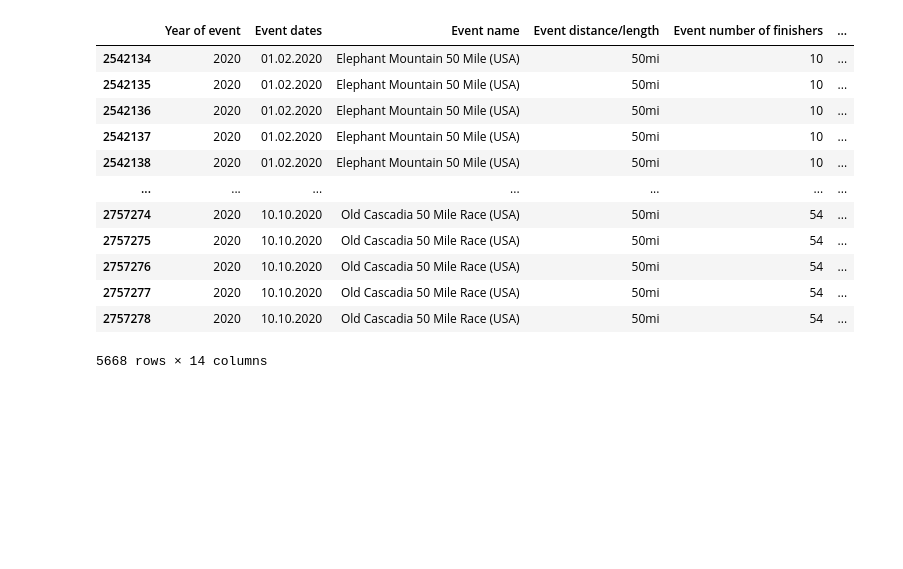
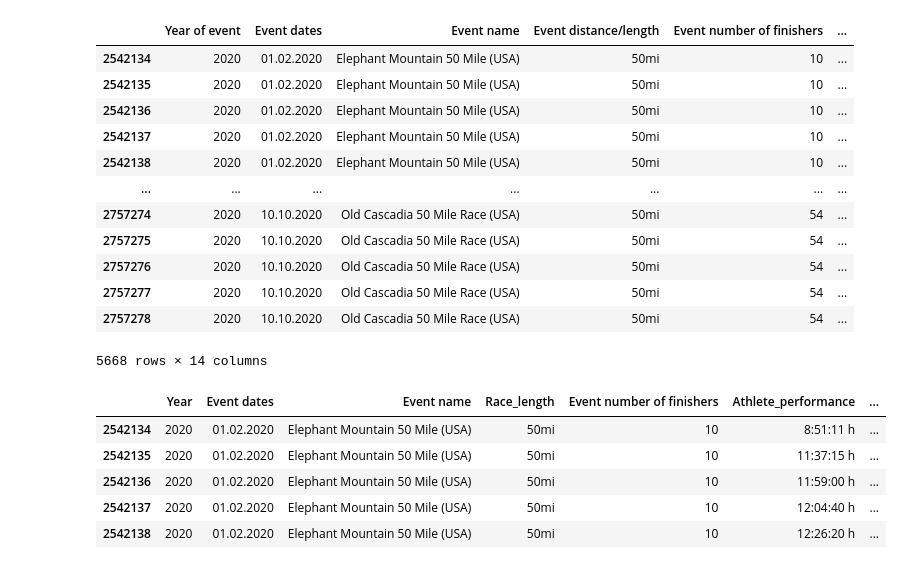
Before and after one commit to adarshkhub/UM_Races-EDA, a Jupyter notebook: Ultramarathon EDA.ipynb, the cells around one changed output. Cells and saved outputs as stored; diff of their text form; code cells hidden in the pictures; blank space fills up the shorter version.

```diff
--- a/Ultramarathon EDA.ipynb
+++ b/Ultramarathon EDA.ipynb
@@ -192,3 +192,14 @@ df2.drop("Athlete age", axis = 1)
 | 2757277 | 2020 | 10.10.2020 | Old Cascadia 50 Mile Race (USA) | 50mi | 54 | ... |
 | 2757278 | 2020 | 10.10.2020 | Old Cascadia 50 Mile Race (USA) | 50mi | 54 | ... |
 5668 rows × 14 columns
+# %%
+df2 = df2.rename(columns = {"Year of event" :  "Year", "Event distance/length" : "Race_length","Athlete performance" : "Athlete_performance", "Athlete gender" : "Athlete_gender","Athlete average speed" : "Athlete_average_speed","athlete age" : "athlete_age","Athlete id" : "Athlete_id"})
+# %%
+df2.head()
+# %% [output]
+|  | Year | Event dates | Event name | Race_length | Event number of finishers | Athlete_performance | ... |
+| 2542134 | 2020 | 01.02.2020 | Elephant Mountain 50 Mile (USA) | 50mi | 10 | 8:51:11 h | ... |
+| 2542135 | 2020 | 01.02.2020 | Elephant Mountain 50 Mile (USA) | 50mi | 10 | 11:37:15 h | ... |
+| 2542136 | 2020 | 01.02.2020 | Elephant Mountain 50 Mile (USA) | 50mi | 10 | 11:59:00 h | ... |
+| 2542137 | 2020 | 01.02.2020 | Elephant Mountain 50 Mile (USA) | 50mi | 10 | 12:04:40 h | ... |
+| 2542138 | 2020 | 01.02.2020 | Elephant Mountain 50 Mile (USA) | 50mi | 10 | 12:26:20 h | ... |
```
Also changed, not shown: parts of 1 cell of this notebook.
